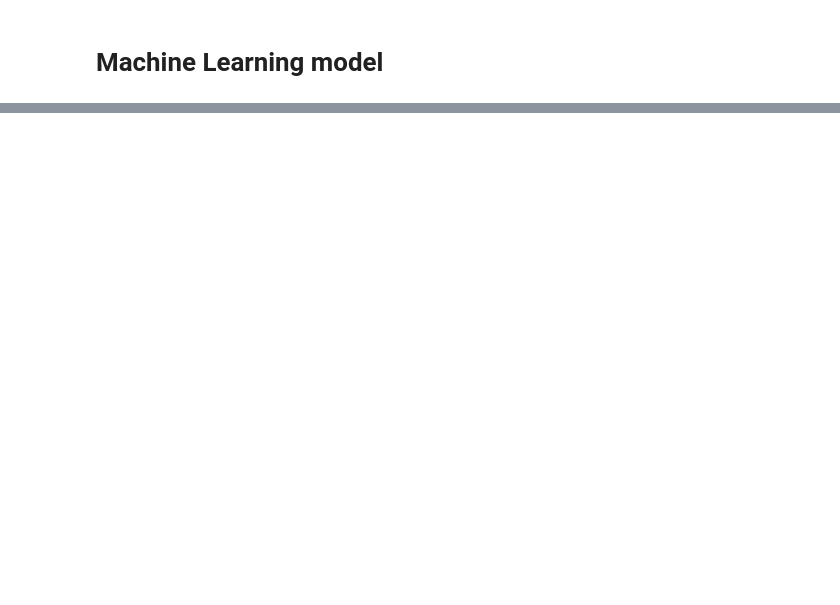
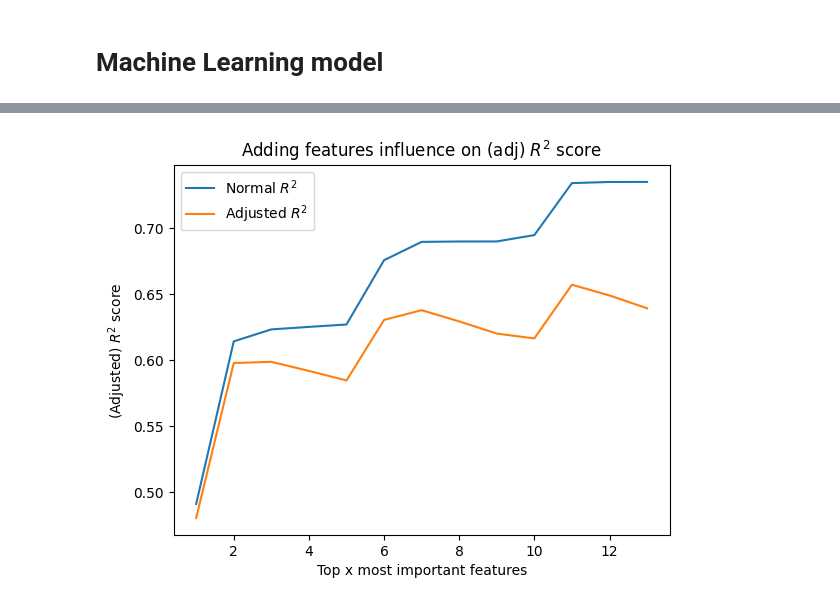
Before and after one commit to TheChickenAgent/ComputationalStatisticsKEN4258, a Jupyter notebook: BostonHousingNotebook.ipynb, the cells around one changed output, grey strips where cells are left out. Saved outputs shown, nothing was run; the diff lists cells and outputs as text; code cells hidden in the pictures; blank space fills up the shorter version.

```diff
--- a/BostonHousingNotebook.ipynb
+++ b/BostonHousingNotebook.ipynb
@@ -203,7 +188,11 @@ plt.show()
 # %%
-#plt.plot(range(1, len(feature_importances)+1), r_squared_scores)
-#plt.xlabel('Top x most important features')
-#plt.ylabel('R^2 score')
-#plt.title('Adding features influence on R^2 score')
-#plt.show()
+plt.plot(range(1, len(feature_importances)+1), r_squared_scores, label = "Normal $R^2$")
+plt.plot(range(1, len(feature_importances)+1), adjusted_r_squared_scores, label = "Adjusted $R^2$")
+plt.xlabel('Top x most important features')
+plt.ylabel('(Adjusted) $R^2$ score')
+plt.title('Adding features influence on (adj) $R^2$ score')
+plt.legend()
+plt.show()
+# %% [output]
+[figure, added]
 # %%
```
Also changed, not shown: parts of 16 cells of this notebook, 2 other files.
